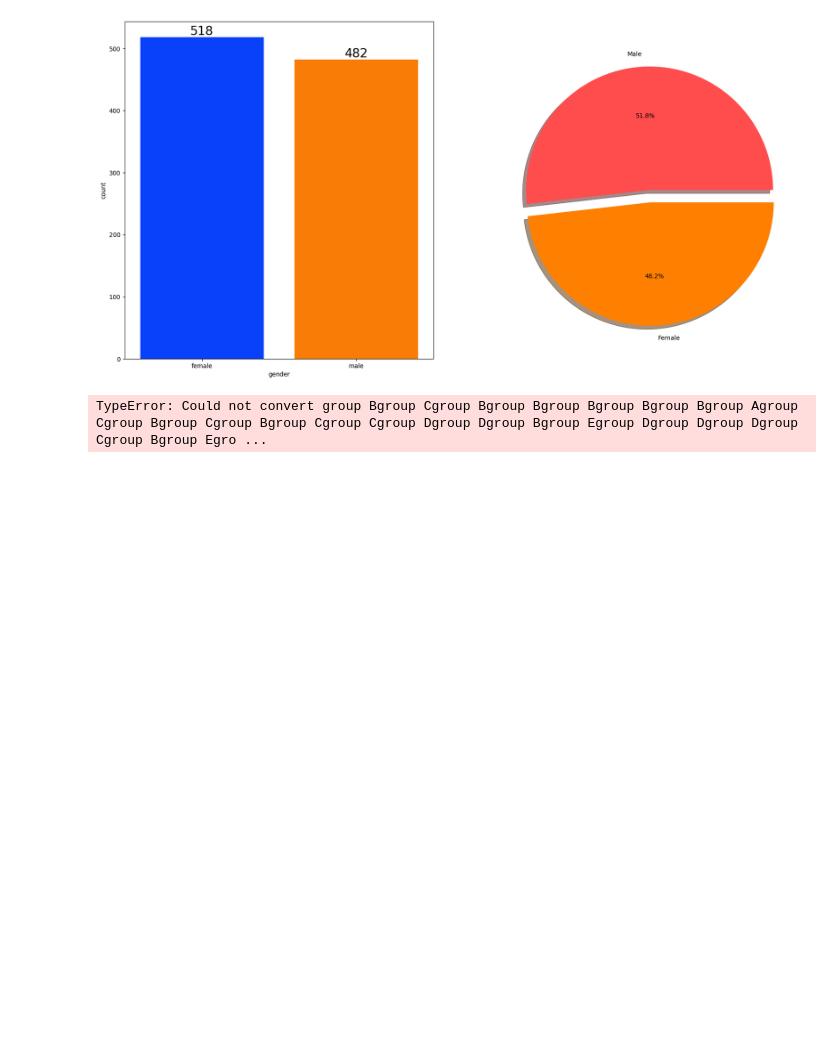
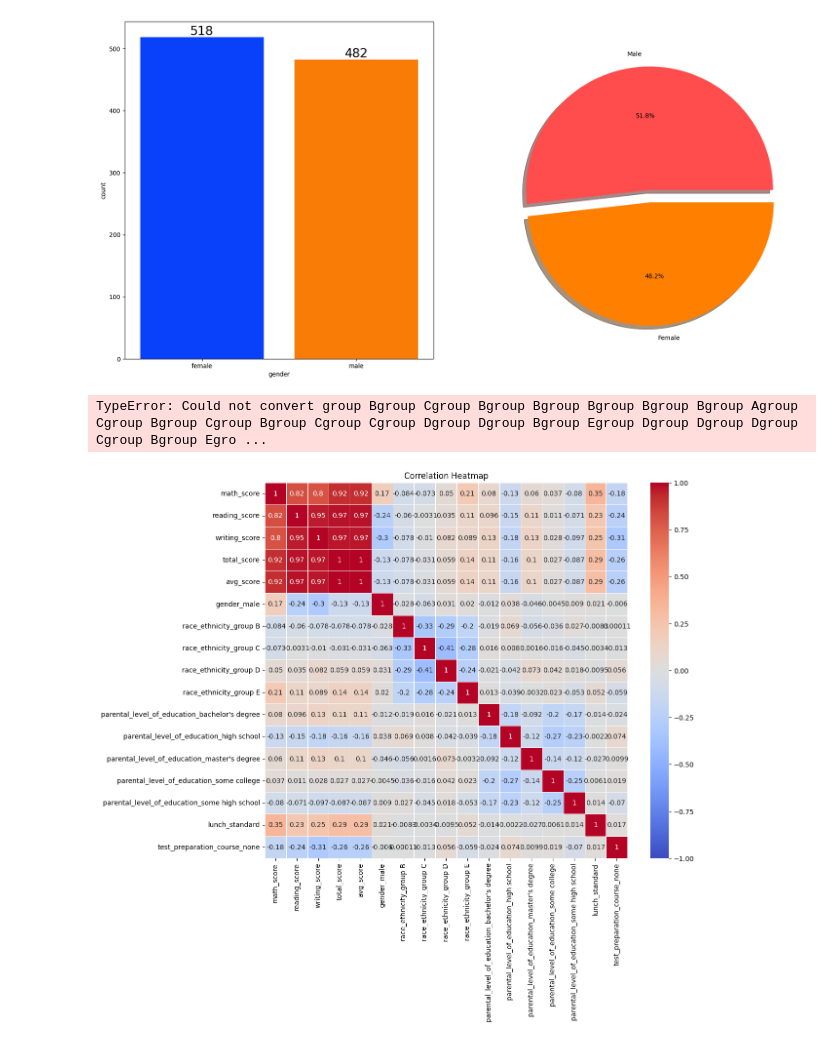
Before and after one commit to Yogesh3454/student_performance_prediction, a Jupyter notebook: notebook/EDA.ipynb, the cells around one changed output. Drawn from its saved outputs; the diff is of its cells as text; code cells hidden in the pictures; blank space fills up the shorter version.

```diff
--- a/notebook/EDA.ipynb
+++ b/notebook/EDA.ipynb
@@ -321,3 +325,17 @@ for container in ax[0].containers:
 
 plt.pie(x = df['race/ethnicity'].value_counts(),labels=df['race/ethnicity'].value_counts().index,explode=[0.1,0,0,0,0],autopct='%1.1f%%',shadow=True)
 plt.show()
+# %%
+## Convert categorical data into numarical data
+df_encoded = pd.get_dummies(df, drop_first=True)
+# %%
+## Calculate the correlation matrix
+correlation_matrix = df_encoded.corr()
+# %%
+## Plot the heatmap
+plt.figure(figsize=(12, 10))
+sns.heatmap(correlation_matrix, annot=True, cmap='coolwarm', vmin=-1, vmax=1, linewidths=0.5)
+plt.title('Correlation Heatmap')
+plt.show()
+# %% [output]
+[figure, added]
```
Also changed, not shown: parts of 1 cell of this notebook, 11 other files.
